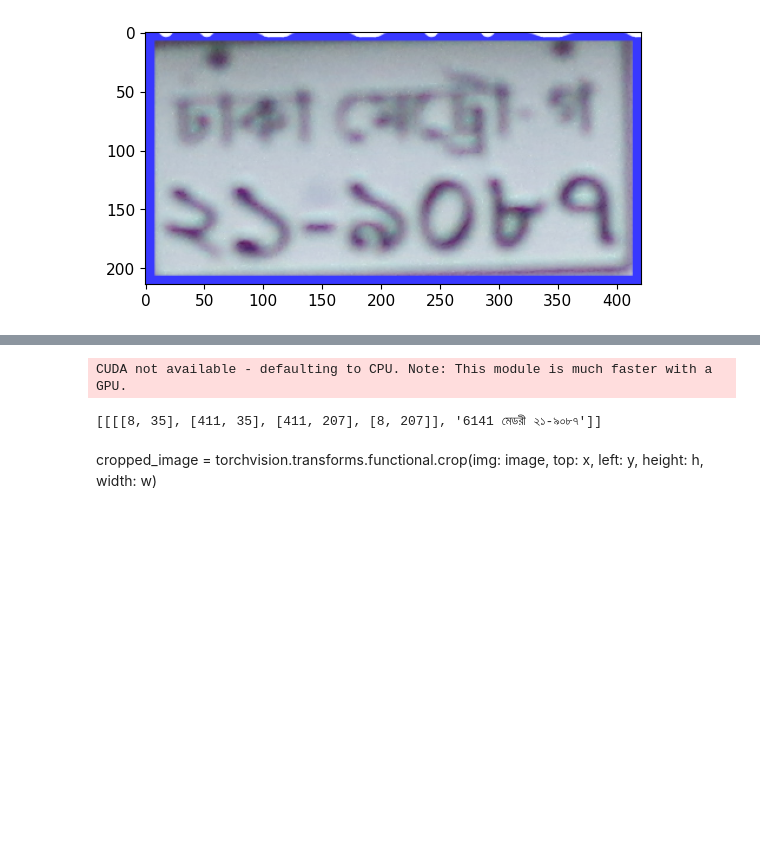
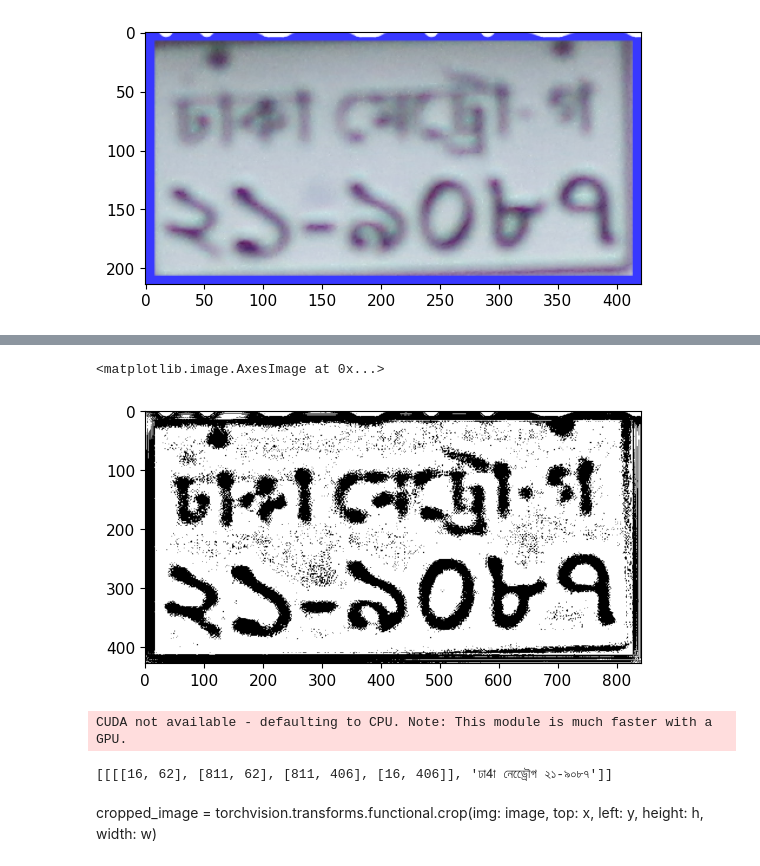
Before and after one commit to rahem1983/CSE_498r, a Jupyter notebook: Yolo_test_0.01.ipynb, the cells around one changed output, grey strips where cells are left out. Drawn from its saved outputs; the diff is of its cells as text; code cells hidden in the pictures; blank space fills up the shorter version.

```diff
--- a/Yolo_test_0.01.ipynb
+++ b/Yolo_test_0.01.ipynb
@@ -193,13 +227,22 @@ plt.imshow(cv2.cvtColor(sharped_img, cv2.COLOR_BGR2GRAY))
+# %%
+# using adaptive threshold (not good enough)
+
+cropped = cv2.cvtColor(sharped_img, cv2.COLOR_BGR2GRAY)
+adaptive = cv2.adaptiveThreshold(cropped, 255, cv2.ADAPTIVE_THRESH_GAUSSIAN_C, cv2.THRESH_BINARY, 81,5)
+plt.imshow(cv2.cvtColor(adaptive, cv2.COLOR_BGR2RGB))
+# %% [output]
+<matplotlib.image.AxesImage at 0x...>
+[figure, added]
 # %%
 reader = easyocr.Reader(['bn'])
 # %% [output]
 CUDA not available - defaulting to CPU. Note: This module is much faster with a GPU.
 # %%
 #result = reader.readtext(cropped_img)
-result = reader.readtext(sharp_img, detail=1, paragraph=True) #change img variable from here
+result = reader.readtext(sharped_img, detail=1, paragraph=True) #change img variable from here
 print(result)
 # %% [output]
-[[[[8, 35], [411, 35], [411, 207], [8, 207]], '6141 মেডরী ২১-৯০৮৭']]
+[[[[16, 62], [811, 62], [811, 406], [16, 406]], 'ঢা4া নেড্রেৌগ ২১-৯০৮৭']]
 # %%
 x = location.xcenter[0]
 y = location.ycenter[0]
```
Also changed, not shown: parts of 11 cells of this notebook, 1 other file.
